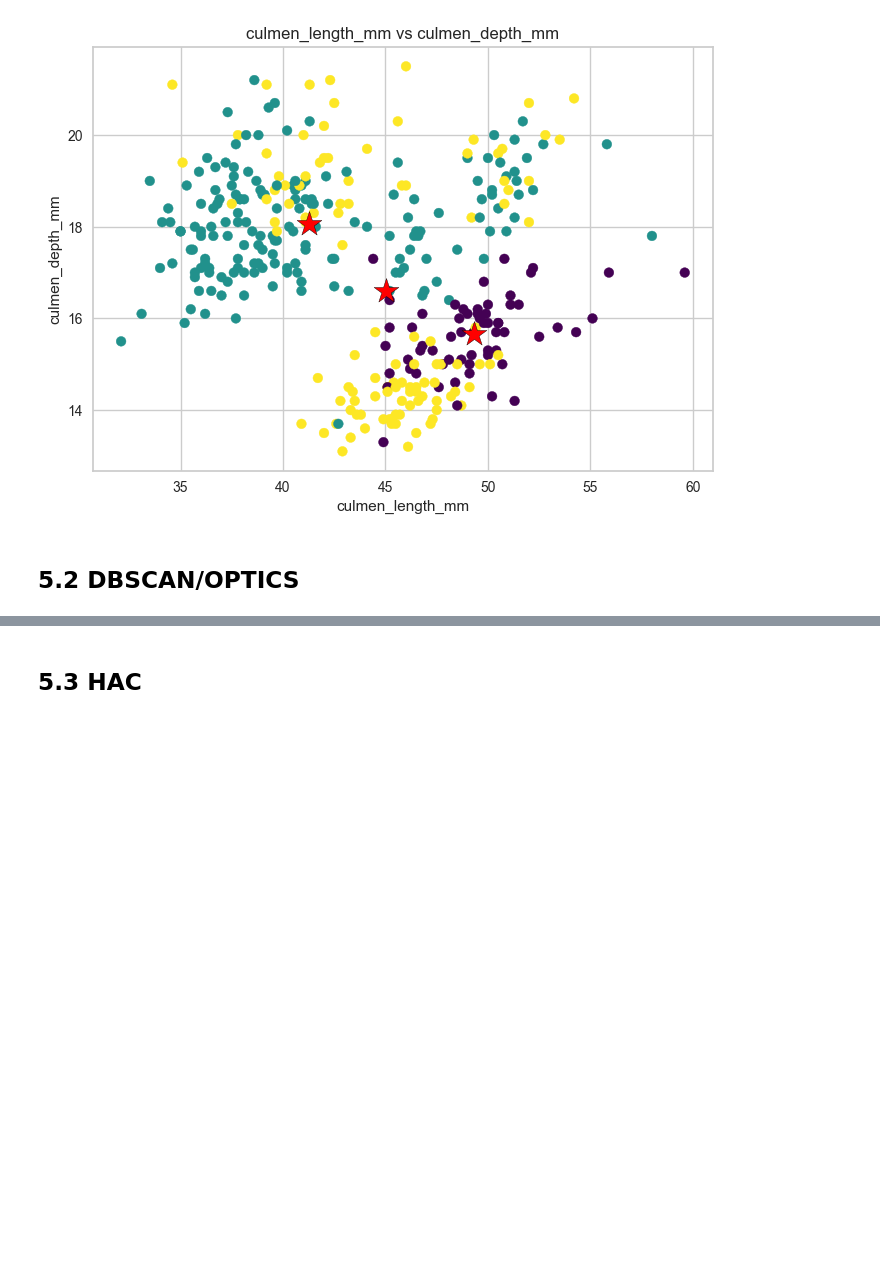
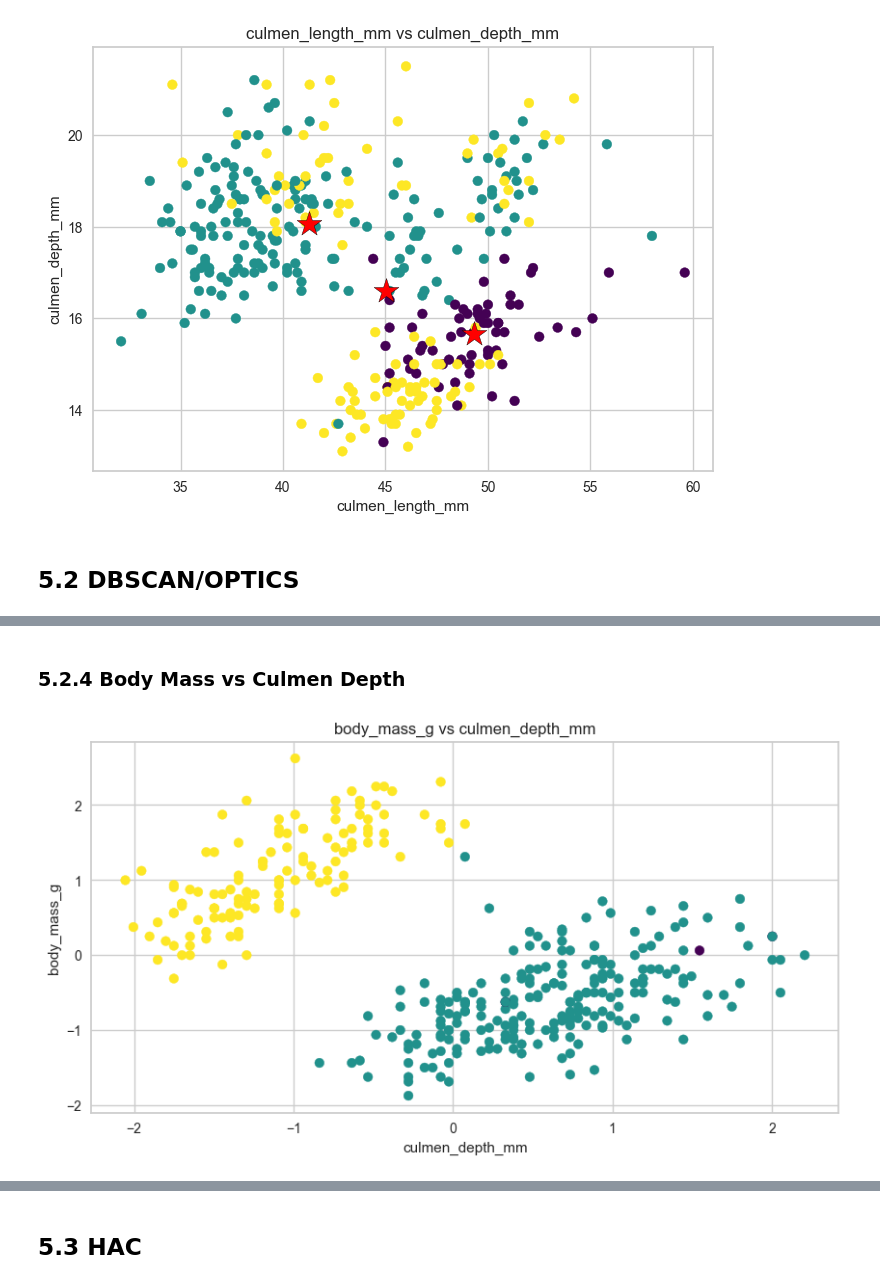
Before and after one commit to kmaneesh23/MMS, a Jupyter notebook: Phase 2/draft.ipynb, the cells around one changed output, grey strips where cells are left out. Saved outputs shown, nothing was run; the diff lists cells and outputs as text; code cells hidden in the pictures; blank space fills up the shorter version.

```diff
--- a/Phase 2/draft.ipynb
+++ b/Phase 2/draft.ipynb
@@ -261,0 +309,13 @@ plt.show()
+# %% [markdown]
+### 5.2.4 Body Mass vs Culmen Depth
+# %%
+plt.figure(figsize=(10, 5))
+
+plt.scatter(penguins_sc.culmen_depth_mm, penguins_sc.body_mass_g, c=dbscan_clusters, cmap='viridis')
+
+plt.title('body_mass_g vs culmen_depth_mm')
+plt.xlabel('culmen_depth_mm')
+plt.ylabel('body_mass_g')
+plt.show()
+# %% [output]
+[figure, added]
```
Also changed, not shown: parts of 13 cells of this notebook.
